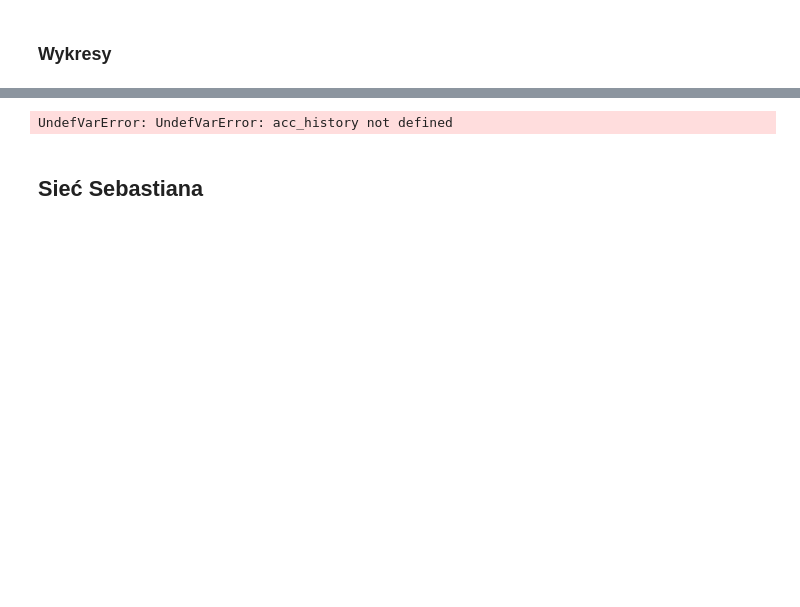
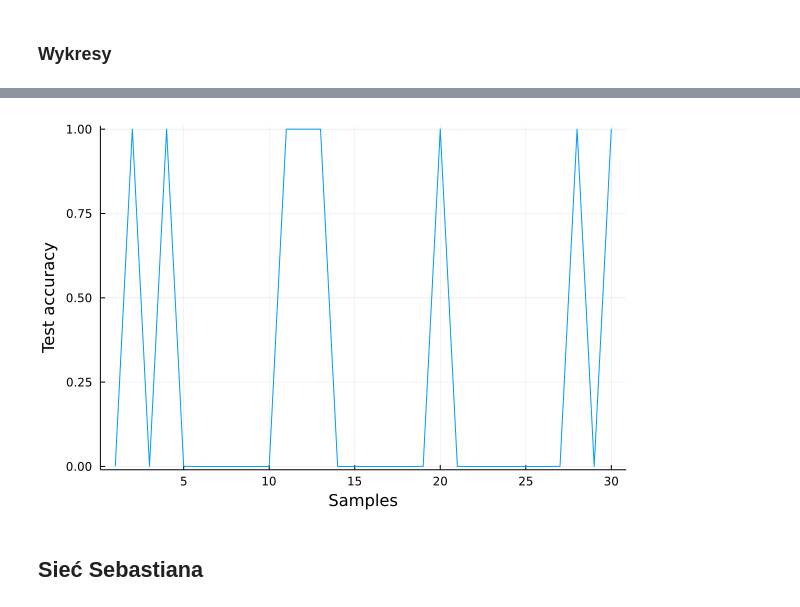
Before and after one commit to SebastianParzych/Custom-Julia-NN, a Jupyter notebook: main.ipynb, the cells around one changed output, grey strips where cells are left out. Cells and saved outputs as stored; diff of their text form; code cells hidden in the pictures; blank space fills up the shorter version.

```diff
--- a/main.ipynb
+++ b/main.ipynb
@@ -39,5 +39,5 @@ include("nets/NetAnia.jl")
 aniaNet = getDefaultAniaNet(4)
 aniaLossHistory, AniaAccHistory = trainAnia(aniaNet, X_train, y_train, 5, 0.01)
 aniaAccTrainVal = getTrainingAccValFromHistory(AniaAccHistory)
-acc_history, AniaTestAccVal = accuracy(aniaNet, X_test, y_test)
+aniaAccuracyTestHistory, AniaTestAccVal = accuracy(aniaNet, X_test, y_test)
 nothing
@@ -54,7 +50,7 @@ UndefVarError: UndefVarError: aniaLossHistory not defined
 # %%
-plotTestAccuracty(acc_history)
+plotTestAccuracty(aniaAccuracyTestHistory)
 # %% [output]
-UndefVarError: UndefVarError: acc_history not defined
+[figure, added]
 # %% [markdown]
 ## Sieć Sebastiana
 # %%
```
Also changed, not shown: parts of 21 cells of this notebook, 4 other files.
